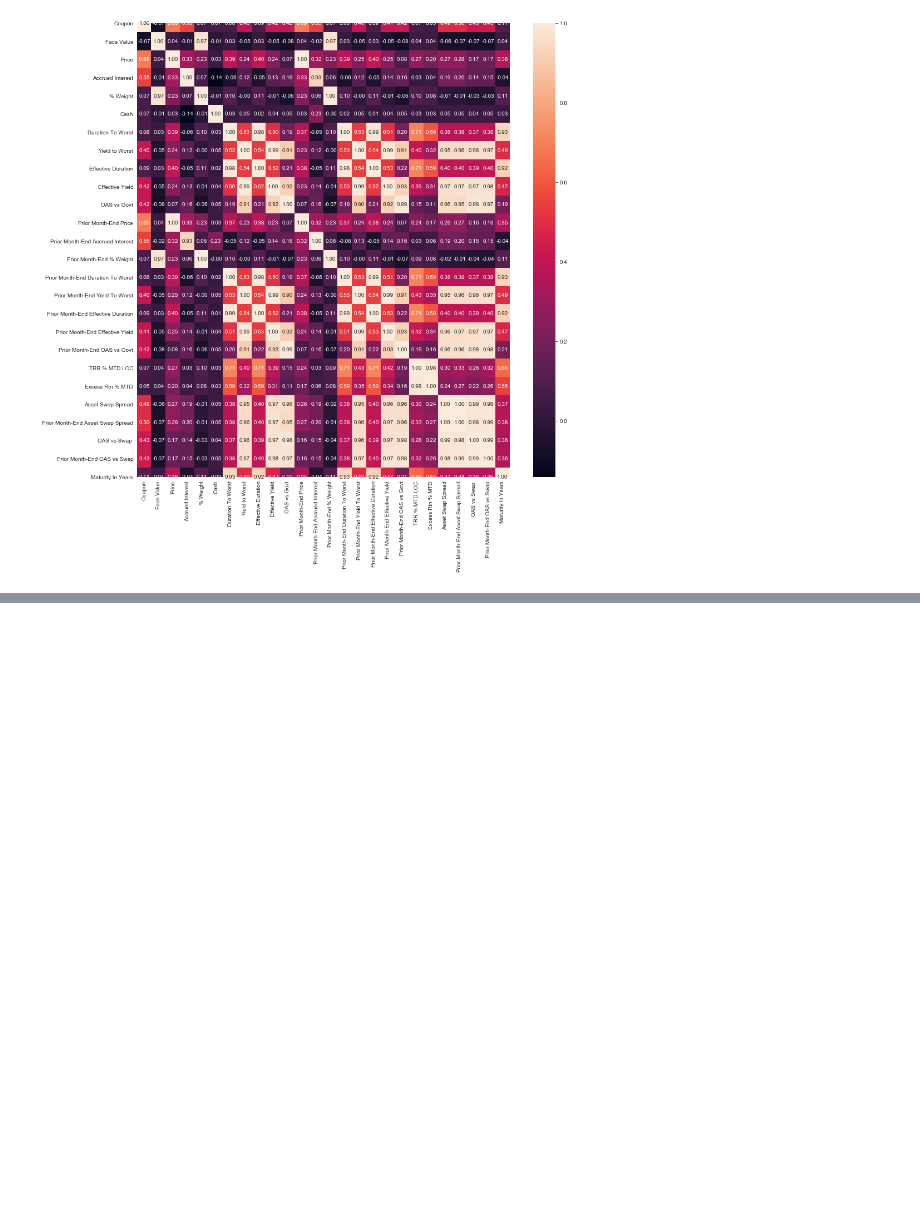
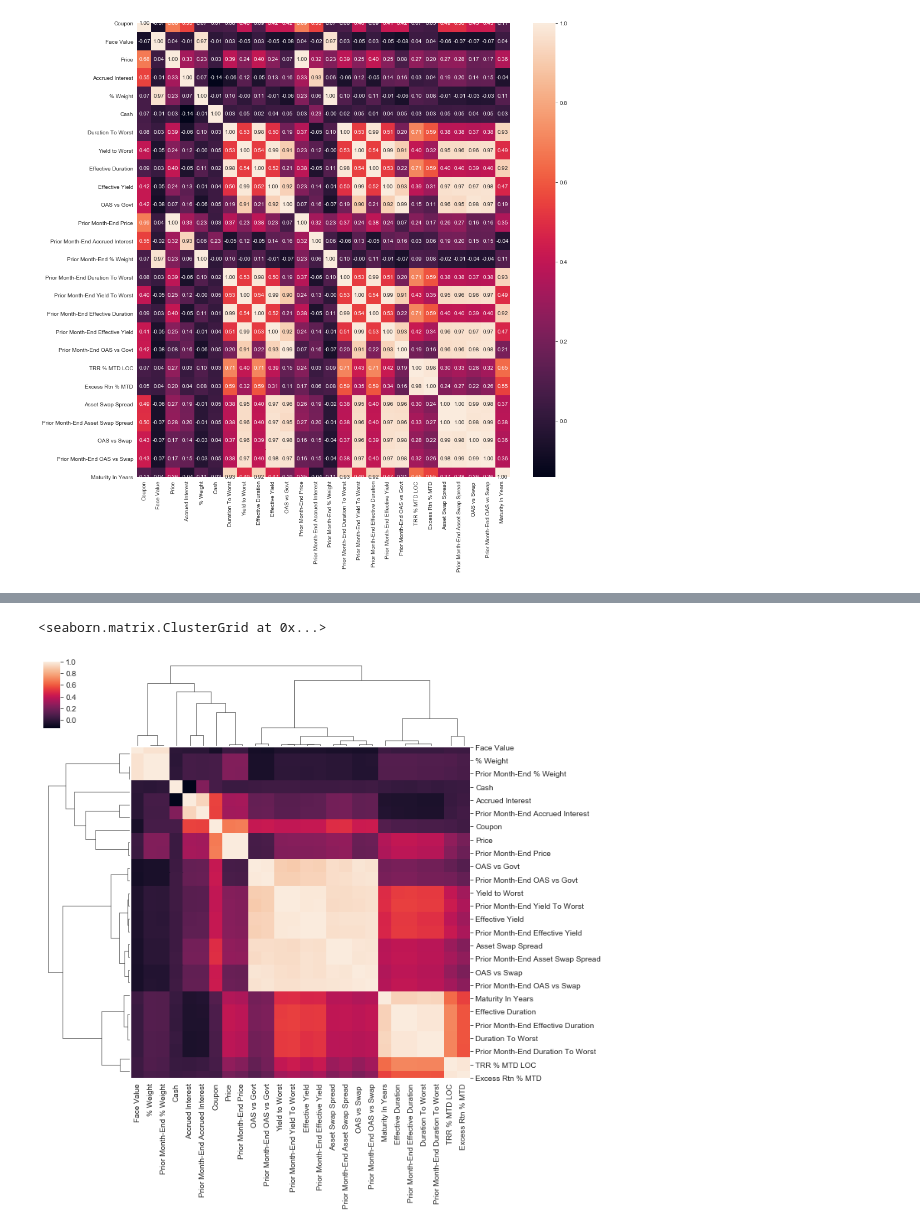
Before and after one commit to marius313/Data-Science-Dojo, a Jupyter notebook: bond_similarity_mk1.ipynb, the cells around one changed output, grey strips where cells are left out. Saved outputs shown, nothing was run; the diff lists cells and outputs as text; code cells hidden in the pictures; blank space fills up the shorter version.

Commit message:
Some more numerical variable work

```diff
--- a/bond_similarity_mk1.ipynb
+++ b/bond_similarity_mk1.ipynb
@@ -51,0 +56,2 @@ numeric_columns.append('Maturity In Years')
+# %%
+bonds = bonds.loc[bonds['Type']!='CASH'].reset_index(drop=True).copy()
@@ -52,2 +73,7 @@ numeric_columns.append('Maturity In Years')
+# %%
+rating_dict = {'AAA':10, 'AA1':20, 'AA2':30, 'AA3':40, 'A1':50, 'A2':60, 'A3':70,
+              'BBB1':80, 'BBB2':90, 'BBB3':100}
+# %%
+bonds['Numeric Rating'] = bonds['Composite Rating'].map(rating_dict)
 # %% [markdown]
 # Explore Data
@@ -285,0 +173,5 @@ bonds_clean.loc[[42,222,221,870], :].T
+# %%
+sns.clustermap(bonds_clean[numeric_columns].corr())
+# %% [output]
+<seaborn.matrix.ClusterGrid at 0x...>
+[figure, added]
```
Also changed, not shown: parts of 62 cells of this notebook.
